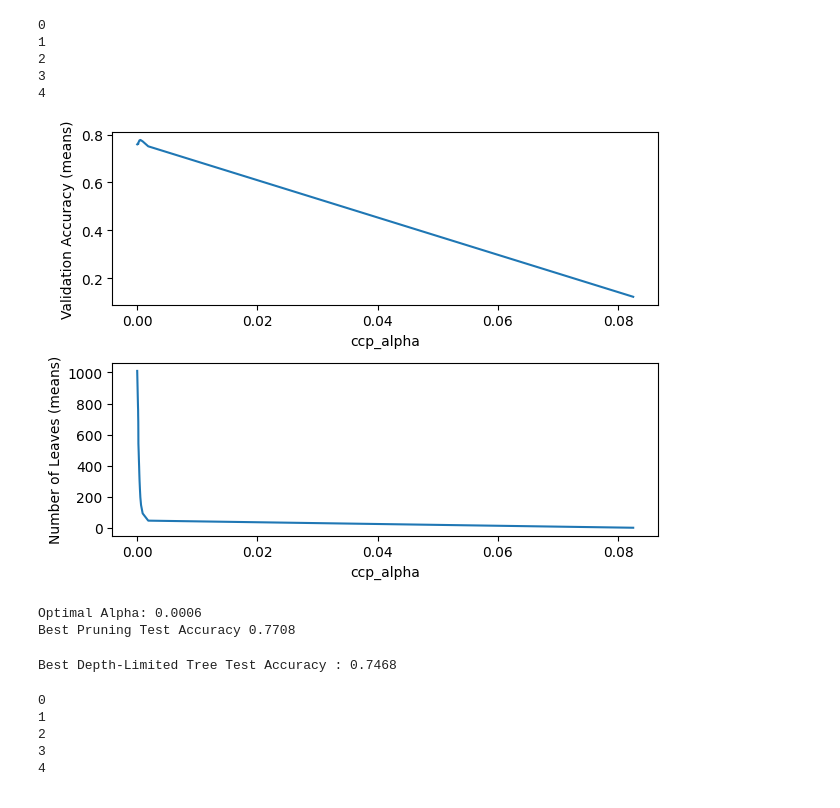
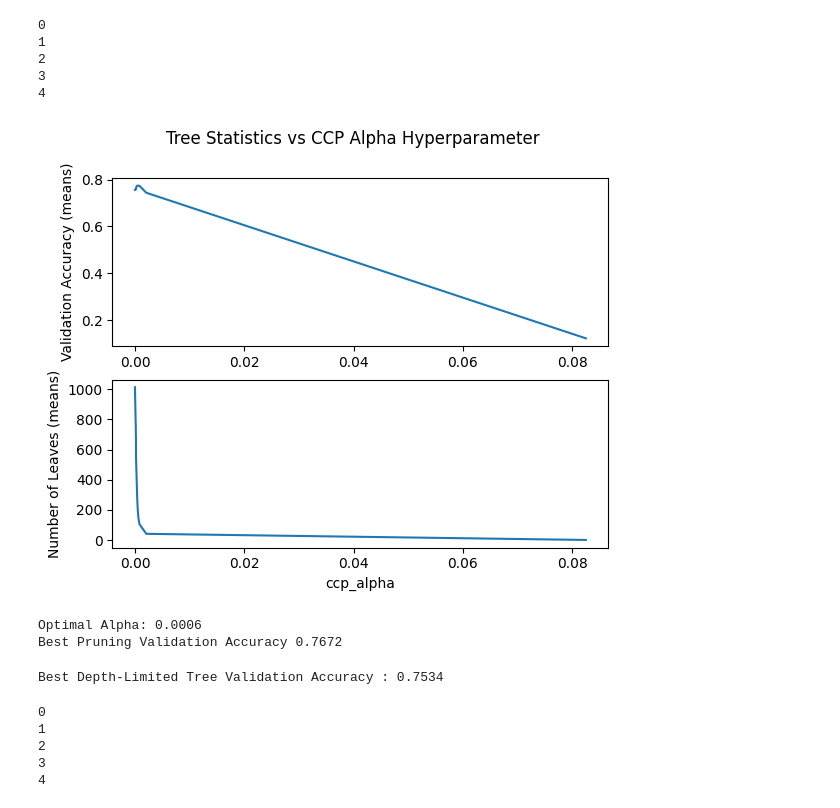
Before and after one commit to JosephAFerguson/CS6037_MachineLearning, a Jupyter notebook: Assignment3/assignment3code.ipynb, the cells around one changed output. Cells and saved outputs as stored; diff of their text form; code cells hidden in the pictures.

```diff
--- a/Assignment3/assignment3code.ipynb
+++ b/Assignment3/assignment3code.ipynb
@@ -130,7 +135,7 @@ def getFeaturesAtDepth1_2(model):
 
     return features
 # %%
-# split data
+# classification - split data
 xtrs = []
 xvals = []
 ytrs = []
@@ -140,8 +145,8 @@ ytes = []
 
 for seed in RANDOM_SEEDS:
     # take 15k needed ~ 1/4 of dataset
-    X = fashionMNIST.data[:15001].to_numpy()
-    y = fashionMNIST.target[:15001].to_numpy()
+    X = fashionMNIST.data[:15000].to_numpy()
+    y = fashionMNIST.target[:15000].to_numpy()
 
     # split into 10,000 train, 5,000 val
     xtr, xval, ytr, yval = stratified_split(X, y, test_fraction=1/3, seed=seed)
@@ -380,7 +405,7 @@ useAlphas = []
 # compute the cost complexity path
 for l in range(len(RANDOM_SEEDS)):
     tree = DecisionTreeClassifier(criterion='gini', random_state=RANDOM_SEEDS[l])
-    path = tree.cost_complexity_pruning_path(xtr, ytr)
+    path = tree.cost_complexity_pruning_path(xtrs[l], ytrs[l])
     selectedAlphas.extend(path.ccp_alphas)
 
 # select say 20 values
@@ -395,22 +420,15 @@ useAlphas.sort()
 # iterate through and calculate train and validationa accuracies
 for l in range(len(RANDOM_SEEDS)):
     print(l)
-    xtr = xtrs[l]
-    ytr = ytrs[l]
-    xval = xvals[l]
-    yval = yvals[l]
-
-    tree = DecisionTreeClassifier(criterion='gini', random_state=RANDOM_SEEDS[l])
-
     currValidationAccuracies = []
     currLeafCounts = []
 
     # try each alpha
     for i,alpha in enumerate(useAlphas):
-        ccpTree = DecisionTreeClassifier(criterion='gini', ccp_alpha = alpha, random_state=RANDOM_SEEDS[0])
-        ccpTree.fit(xtr,ytr)
-        predict = ccpTree.predict(xval)
-        currValidationAccuracies.append(accuracy_score(predict, yval))
+        ccpTree = DecisionTreeClassifier(criterion='gini', ccp_alpha = alpha, random_state=RANDOM_SEEDS[l])
+        ccpTree.fit(xtrs[l],ytrs[l])
+        predict = ccpTree.predict(xvals[l])
+        currValidationAccuracies.append(accuracy_score(predict, yvals[l]))
         currLeafCounts.append(ccpTree.get_n_leaves())
     validationAccuracies.append(currValidationAccuracies)
     leafCounts.append(currLeafCounts)
@@ -429,19 +447,18 @@ leafCountStds = np.std(leafCounts, axis=0)
 # %%
 # P1c plot validation accuracy and leaft count vs alpha
 fig, ax = plt.subplots(2, 1)
 
+fig.suptitle("Tree Statistics vs CCP Alpha Hyperparameter")
 ax[0].plot(useAlphas,validationAccuracyMeans)
-ax[0].set_xlabel('ccp_alpha')
 ax[0].set_ylabel('Validation Accuracy (means)')
 
 ax[1].plot(useAlphas, leafCountMeans)
 ax[1].set_xlabel('ccp_alpha')
 ax[1].set_ylabel('Number of Leaves (means)')
 
-plt.tight_layout()
 plt.show()
 # %% [output]
-[figure, old version]
+[figure, new version]
 # %%
 #https://scikit-learn.org/stable/modules/generated/sklearn.model_selection.GridSearchCV.html
 grid = GridSearchCV(
@@ -458,17 +475,17 @@ grid.fit(xtr,ytr)
 best = grid.best_params_["ccp_alpha"]
 
 print("Optimal Alpha: {:.4f}".format(best))
-print("Best Pruning Test Accuracy {:.4f}".format(grid.best_estimator_.score(xval,yval)))
+print("Best Pruning Validation Accuracy {:.4f}".format(grid.best_estimator_.score(xval,yval)))
 # %% [output]
 Optimal Alpha: 0.0006
-Best Pruning Test Accuracy 0.7708
+Best Pruning Validation Accuracy 0.7672
 # %%
 ### best depth was None
-tree = DecisionTreeClassifier(criterion='gini', random_state=RANDOM_SEEDS[0], max_depth=20)
+tree = DecisionTreeClassifier(criterion='gini', random_state=RANDOM_SEEDS[0], max_depth=None)
 tree.fit(xtr,ytr)
-print("Best Depth-Limited Tree Test Accuracy : {:.4f}".format(tree.score(xte, yte)))
+print("Best Depth-Limited Tree Validation Accuracy : {:.4f}".format(tree.score(xval, yval)))
 # %% [output]
-Best Depth-Limited Tree Test Accuracy : 0.7468
+Best Depth-Limited Tree Validation Accuracy : 0.7534
 # %%
 # part 1c, trying min_samples_leaf
 ### part 1c pruning
```
Also changed, not shown: parts of 31 cells of this notebook, 12 other files.
